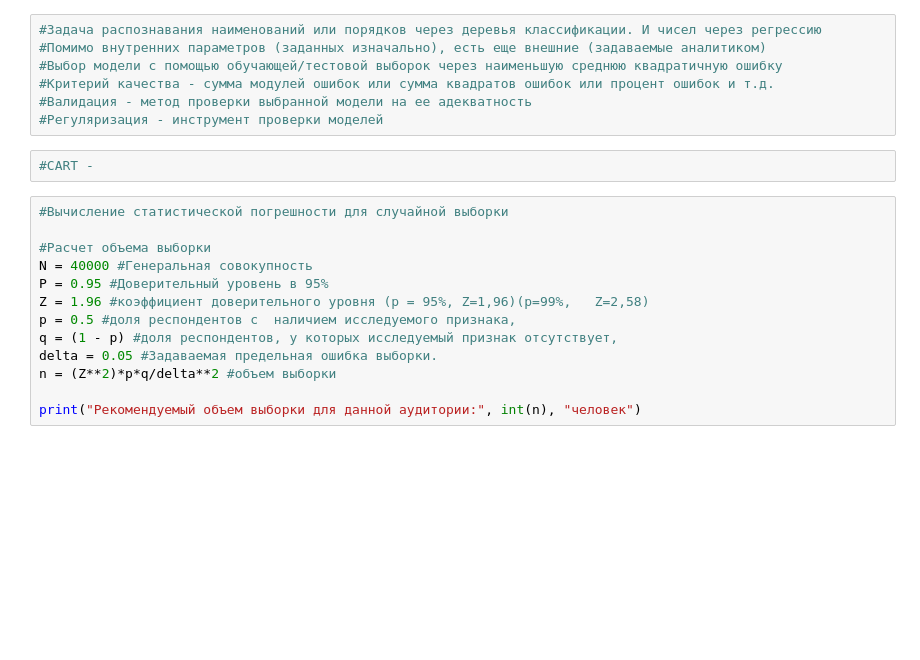
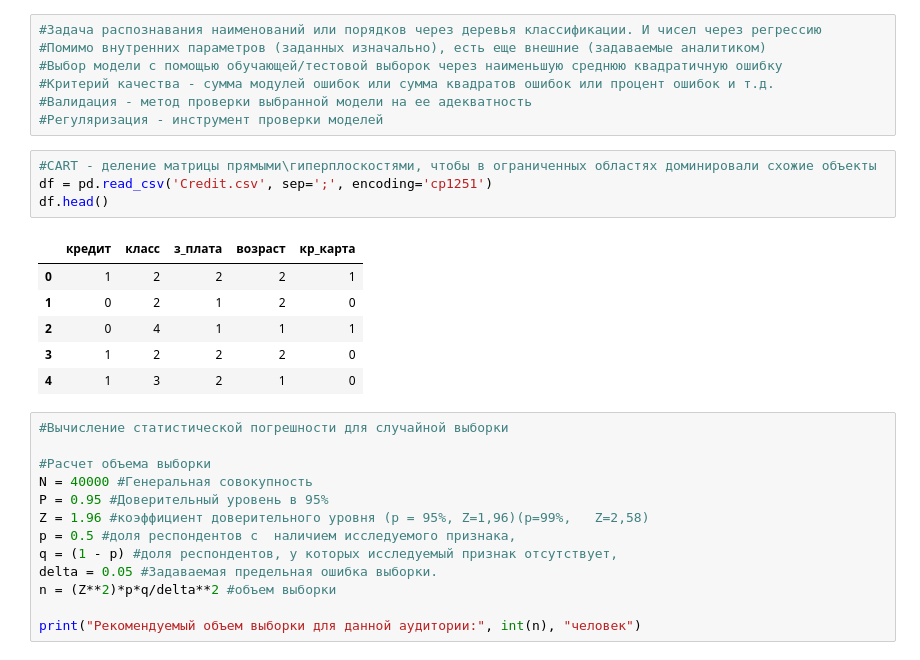
Before and after one commit to Gloriel/FlightPreparence, a Jupyter notebook: St8_StatisicFormules.ipynb, the cells around one changed output. Cells and saved outputs as stored; diff of their text form; blank space fills up the shorter version.

```diff
--- a/St8_StatisicFormules.ipynb
+++ b/St8_StatisicFormules.ipynb
@@ -560,8 +560,17 @@ pred['number'] = 10**pred['pred']
 #Критерий качества - сумма модулей ошибок или сумма квадратов ошибок или процент ошибок и т.д.
 #Валидация - метод проверки выбранной модели на ее адекватность
 #Регуляризация - инструмент проверки моделей
-# %%
-#CART -
+# %%
+#CART - деление матрицы прямыми\гиперплоскостями, чтобы в ограниченных областях доминировали схожие объекты
+df = pd.read_csv('Credit.csv', sep=';', encoding='cp1251')
+df.head()
+# %% [output]
+|  | кредит | клаcс | з_плата | возраст | кр_карта |
+| 0 | 1 | 2 | 2 | 2 | 1 |
+| 1 | 0 | 2 | 1 | 2 | 0 |
+| 2 | 0 | 4 | 1 | 1 | 1 |
+| 3 | 1 | 2 | 2 | 2 | 0 |
+| 4 | 1 | 3 | 2 | 1 | 0 |
 # %%
 #Вычисление статистической погрешности для случайной выборки
 
```
